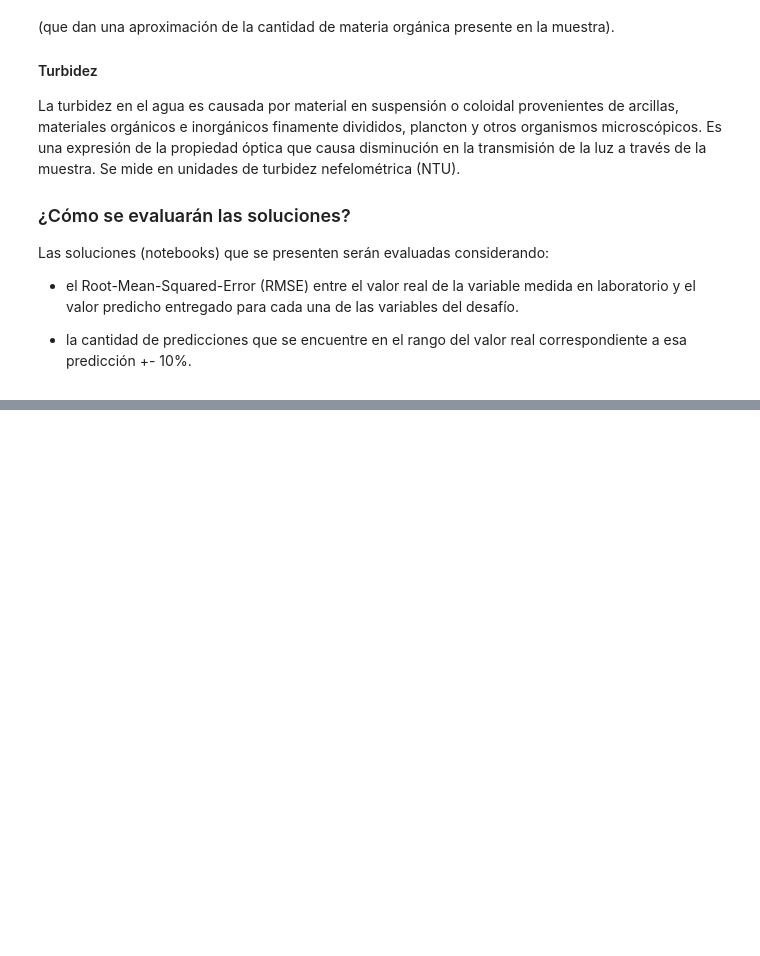
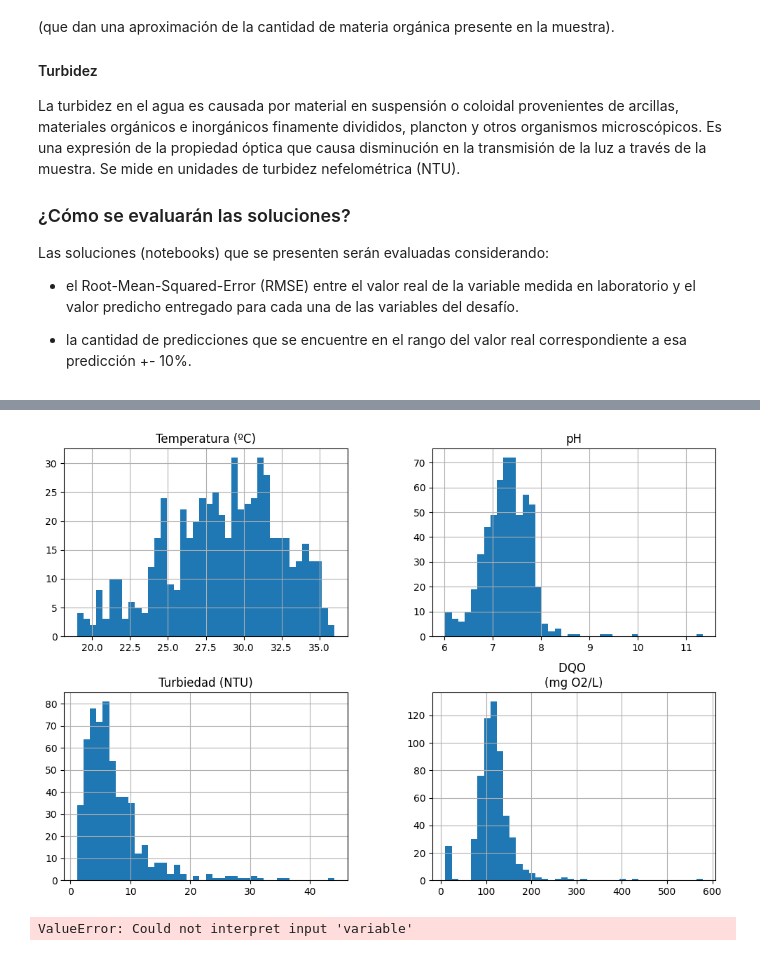
Before and after one commit to tetenogues/data_barbies_y_guille, a Jupyter notebook: first-nb.ipynb, the cells around one changed output, grey strips where cells are left out. Saved outputs shown, nothing was run; the diff lists cells and outputs as text; code cells hidden in the pictures; blank space fills up the shorter version.

```diff
--- a/first-nb.ipynb
+++ b/first-nb.ipynb
@@ -61,0 +127,9 @@ estimacion_dqo.head()
+# %%
+data_lab[['Temperatura (ºC)', 'pH', 'Turbiedad (NTU)', 'DQO \n(mg O2/L)']].hist(bins=40, figsize=(12, 8))
+plt.show()
+# %% [output]
+[figure, added]
+# %%
+sns.boxplot(x='variable', y='valor', data=data_lab)
+# %% [output]
+ValueError: Could not interpret input 'variable'
```
Also changed, not shown: parts of 14 cells of this notebook.
